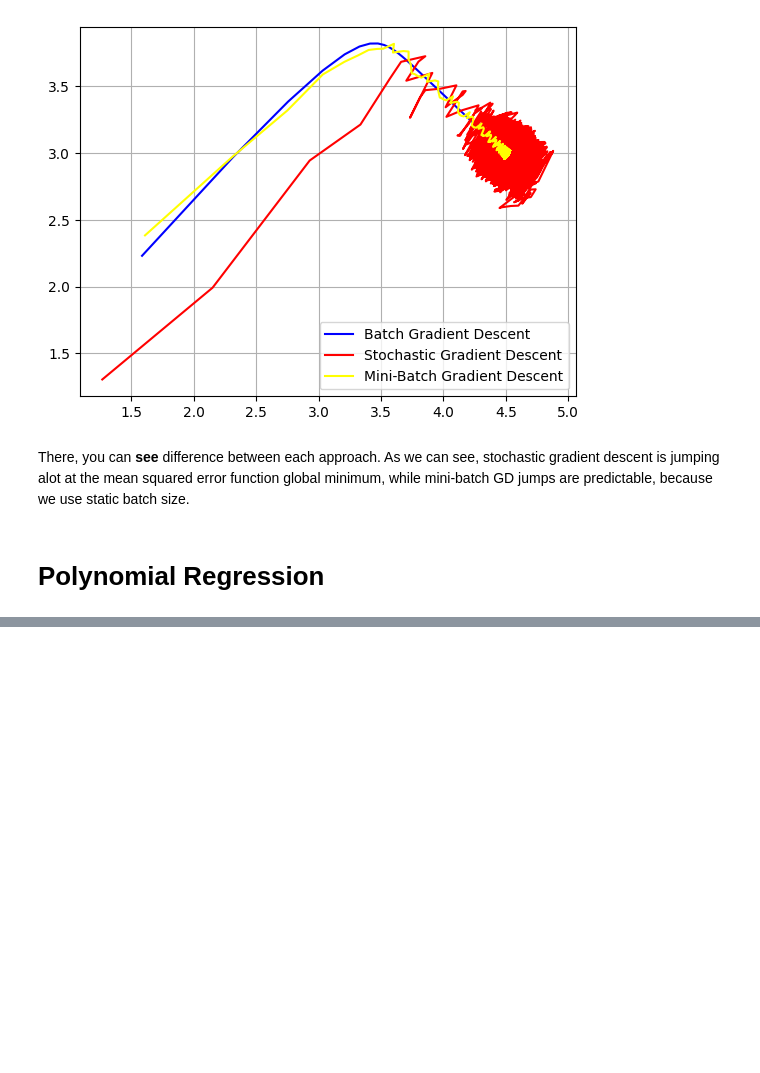
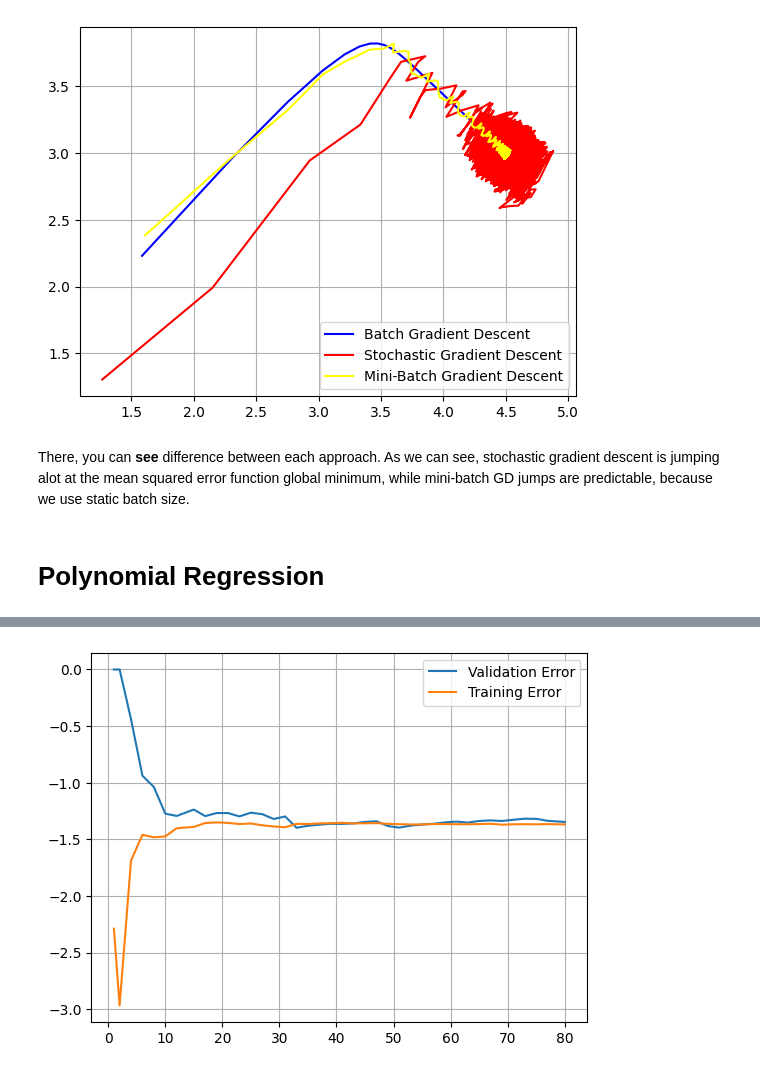
Before and after one commit to yeghor/Learning-Machine-Learning, a Jupyter notebook: jupyter_notes/Training-Models-3.ipynb, the cells around one changed output, grey strips where cells are left out. Cells and saved outputs as stored; diff of their text form; code cells hidden in the pictures; blank space fills up the shorter version.

```diff
--- a/jupyter_notes/Training-Models-3.ipynb
+++ b/jupyter_notes/Training-Models-3.ipynb
@@ -351,0 +444,18 @@ plt.show()
+# %%
+train_sizes, train_scores, valid_scores = learning_curve(
+    LinearRegression(), X, y, cv=5,
+    scoring="neg_root_mean_squared_error",
+    train_sizes=np.linspace(0.01, 1.0, 40) # https://numpy.org/doc/stable/reference/generated/numpy.linspace.html
+)
+
+train_errors = train_scores.mean(axis=1)
+valid_errors = valid_scores.mean(axis=1)
+
+plt.plot(train_sizes, train_errors, label="Validation Error")
+plt.plot(train_sizes, valid_errors, label="Training Error")
+
+plt.legend()
+plt.grid(True)
+plt.show()
+# %% [output]
+[figure, added]
```
Also changed, not shown: parts of 18 cells of this notebook.
